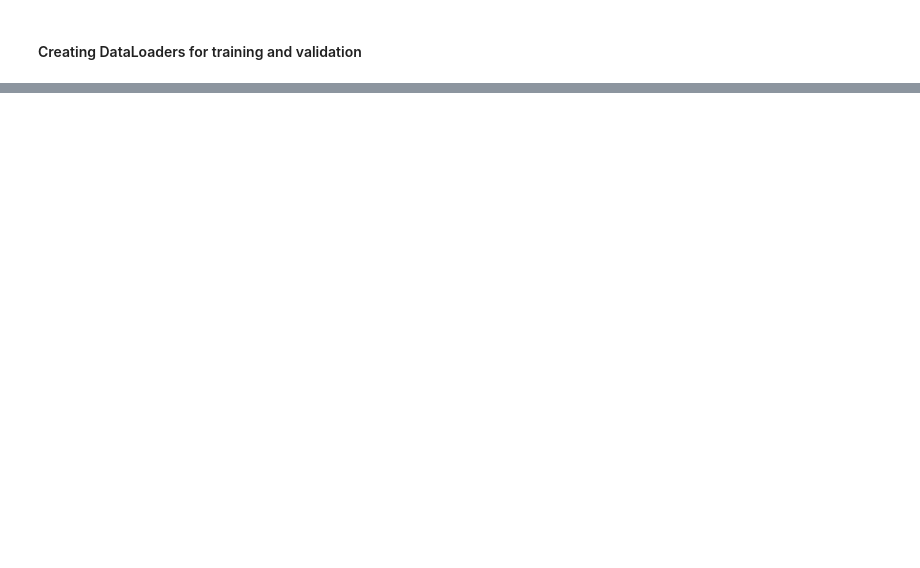
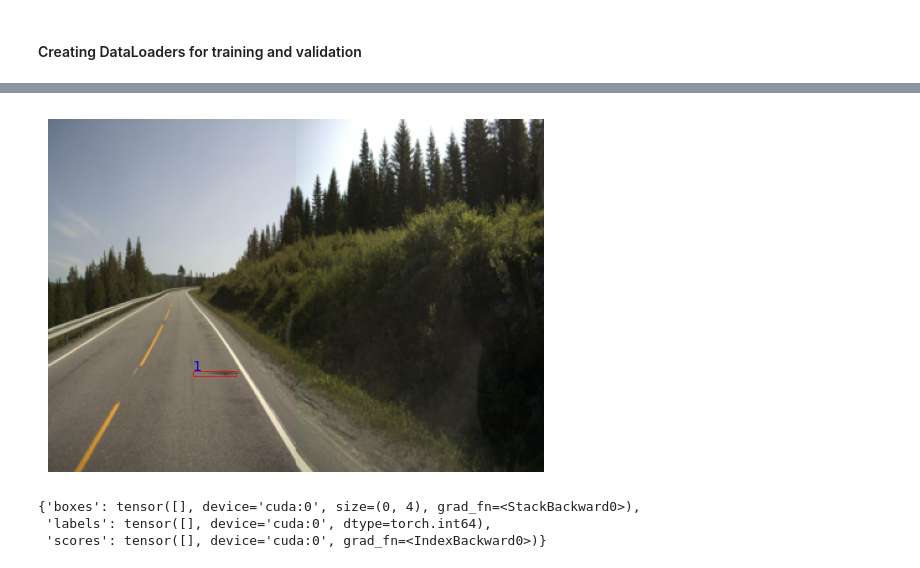
Before and after one commit to Olaussen/TDT17-mini, a Jupyter notebook: main.ipynb, the cells around one changed output, grey strips where cells are left out. Saved outputs shown, nothing was run; the diff lists cells and outputs as text; code cells hidden in the pictures; blank space fills up the shorter version.

```diff
--- a/main.ipynb
+++ b/main.ipynb
@@ -251,0 +261,14 @@ def update_optimizer(optimizer, lr):
+# %%
+import torchvision
+from torchvision.models.detection.faster_rcnn import FastRCNNPredictor
+
+# load a model pre-trained pre-trained on COCO
+model = torchvision.models.detection.fasterrcnn_resnet50_fpn(pretrained=True)
+
+# replace the classifier with a new one, that has
+# num_classes which is user-defined
+num_classes = 4
+# get number of input features for the classifier
+in_features = model.roi_heads.box_predictor.cls_score.in_features
+# replace the pre-trained head with a new one
+model.roi_heads.box_predictor = FastRCNNPredictor(in_features, num_classes)
@@ -251,0 +348,6 @@ def update_optimizer(optimizer, lr):
+# %%
+model = model.to(DEVICE)
+# get the model parameters
+params = [p for p in model.parameters() if p.requires_grad]
+# define the optimizer
+optimizer = torch.optim.SGD(params, lr=0.001, momentum=0.9, weight_decay=0.0005)
@@ -251,0 +487,30 @@ def update_optimizer(optimizer, lr):
+# %%
+test_image = "./Norway/train/images/Norway_000027.jpg"
+imgage = Image.open(test_image).convert("RGB")
+img = image_transform(imgage)
+
+model.eval()
+pred = model([img.to(DEVICE)])
+# %%
+pred = pred[0]
+# %%
+image = np.array(img.permute(1,2,0))
+boxes = pred["boxes"].cpu().detach().numpy()
+plt.figure()
+plt.imshow(image)
+ax = plt.gca()
+for i, box in enumerate(boxes[:5]):
+    xmin, ymin, xmax, ymax = box
+    rect = plt.Rectangle((xmin, ymin), xmax - xmin,ymax - ymin, fill=False, color="red")
+    ax.add_patch(rect)
+    plt.text(xmin, ymin, pred["labels"].cpu().detach().numpy()[i], color="blue")
+    plt.axis("off")
+plt.show()
+# %% [output]
+[figure, added]
+# %%
+pred
+# %% [output]
+{'boxes': tensor([], device='cuda:0', size=(0, 4), grad_fn=<StackBackward0>),
+ 'labels': tensor([], device='cuda:0', dtype=torch.int64),
+ 'scores': tensor([], device='cuda:0', grad_fn=<IndexBackward0>)}
```
Also changed, not shown: parts of 21 cells of this notebook, 1 other file.
